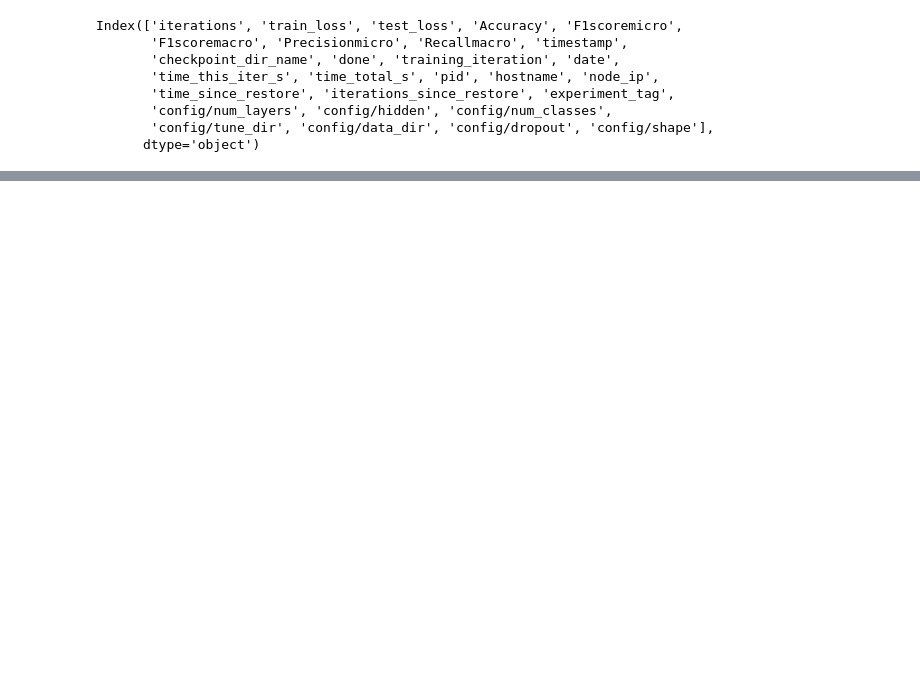
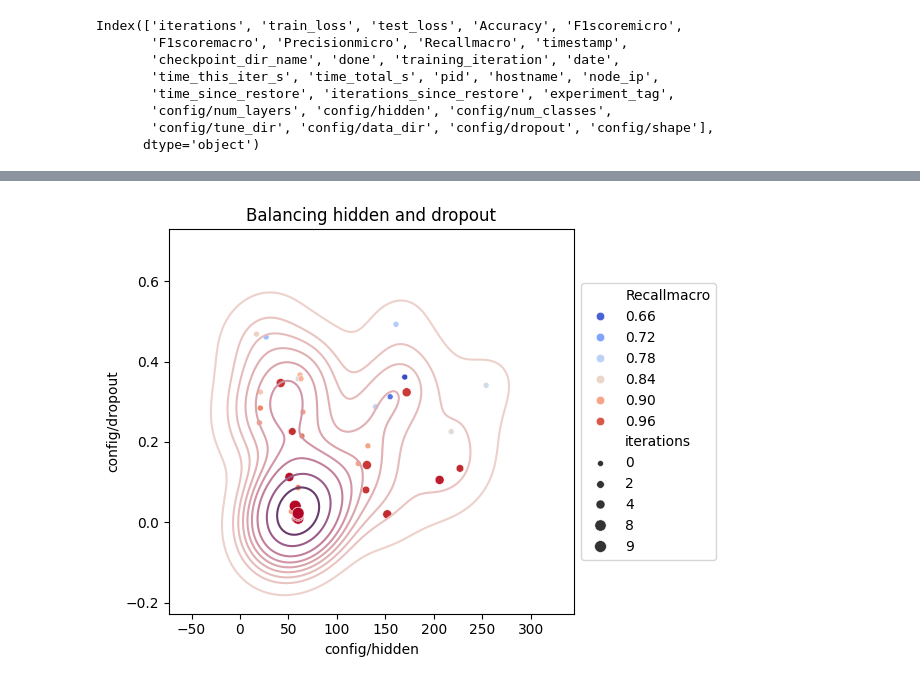
Before and after one commit to JolandaKool86/ML-JolandaKool, a Jupyter notebook: notebooks/04_ray.ipynb, the cells around one changed output, grey strips where cells are left out. Cells and saved outputs as stored; diff of their text form; code cells hidden in the pictures; blank space fills up the shorter version.

```diff
--- a/notebooks/04_ray.ipynb
+++ b/notebooks/04_ray.ipynb
@@ -65,3 +72,14 @@ p[-10:]
+# %%
+import matplotlib.pyplot as plt
+cmap = sns.cubehelix_palette(as_cmap=True)
+sns.scatterplot(data=p, x="config/hidden", y="config/dropout", hue="Recallmacro", palette="coolwarm", size = "iterations")
+sns.kdeplot(data=p, x="config/hidden", y="config/dropout", cmap=cmap)
+plt.legend(loc='center left', bbox_to_anchor=(1, 0.5), ncol=1)
+plt.title("Balancing hidden and dropout")
+plt.tight_layout()
+plt.savefig('kde_plot_small.png')
+# %% [output]
+[figure, added]
 # %%
 analysis.get_best_config(metric="Accuracy", mode="max")
 # %% [output]
```
Also changed, not shown: parts of 8 cells of this notebook, 5 other files.
